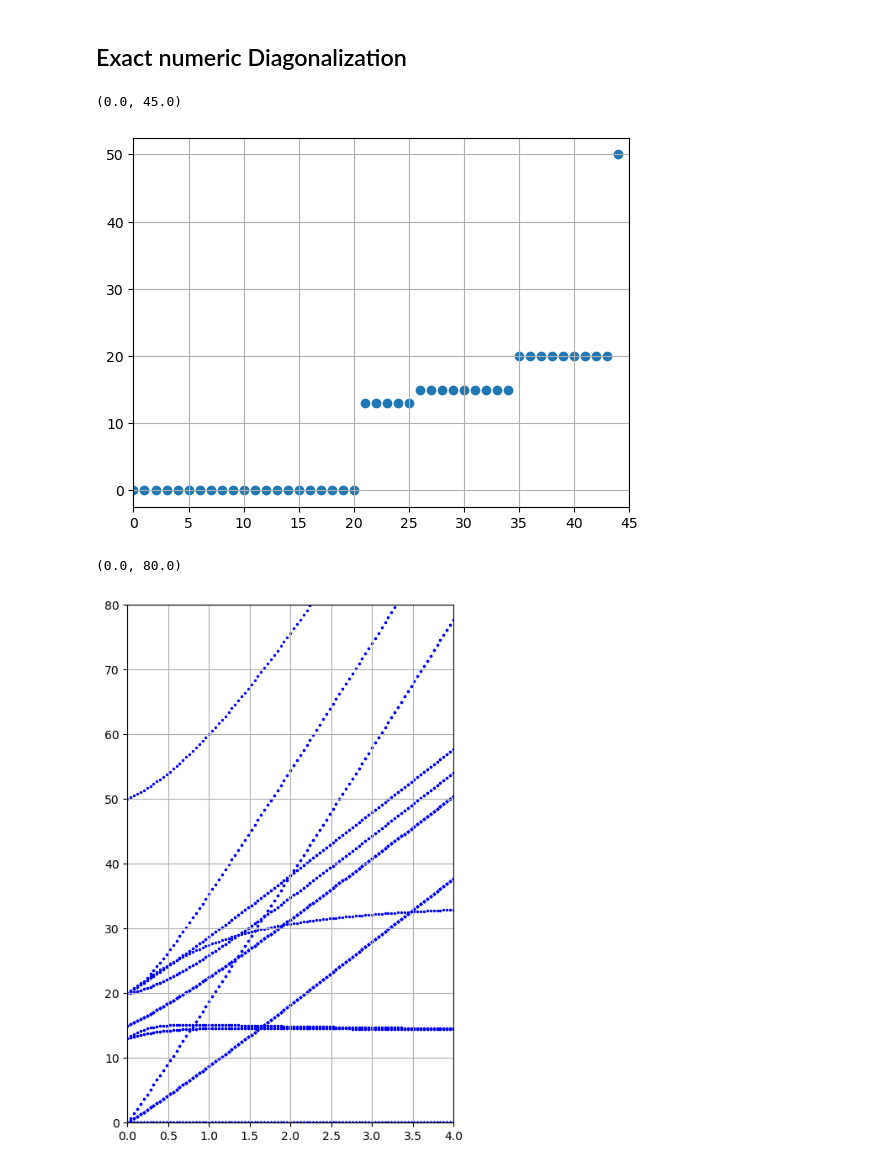
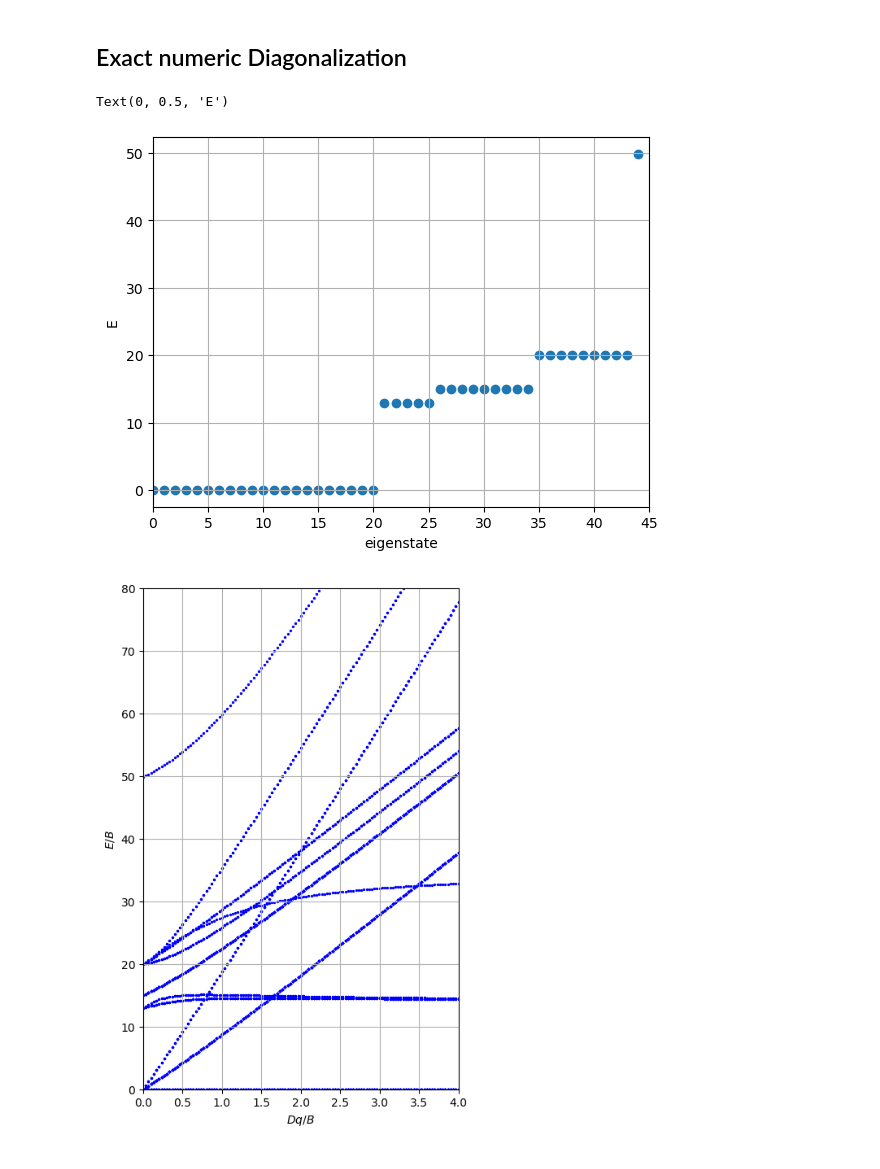
Before and after one commit to MateuszSnamina/paint_qm, a Jupyter notebook: tanabe_sugano/tanabe_sugano.ipynb, the cells around one changed output. Cells and saved outputs as stored; diff of their text form; code cells hidden in the pictures.

```diff
--- a/tanabe_sugano/tanabe_sugano.ipynb
+++ b/tanabe_sugano/tanabe_sugano.ipynb
@@ -63,12 +64,3 @@ def convert_Fsub024_to_Fsup024(Fsub0, Fsub2, Fsub4):
     return [Fsub0, 7**2 * Fsub2, (3 * 7)**2 * Fsub4]
 # %% [markdown]
 ## Parameters values - example
-# %%
-# For Ni(H2O)_6^2+:
-A, B, C = 0, 930, 0 # A value does not matter here
-# Dq = 850 # cm^-1
-Dq = 200
-
-# For Ni(NH3)_6^2+:
-# A, B, C = 0, 881, 0
-# Dq = 1075 # cm^-1
@@ -212,9 +209,8 @@ def build_H_ee(B, C_over_B=175/44):
 
     return num_H_ee
 # %%
-# Hamiltonian for a unit value of ee selfinteraction (i.e. with B=1, C=15/23):
-unit_H_ee = build_H_ee(B=1.0, C_over_B=4)
-# unit_H_ee = build_H_ee(B=1.0)
+# Hamiltonian for a unit value of ee selfinteraction (i.e. for B=1 and C=175/44):
+unit_H_ee = build_H_ee(B=1.0)
 # %% [markdown]
 $$
 H_{cf} =
@@ -299,30 +295,34 @@ unit_H_cf = build_H_cf(Dq=1.0)
 ## Exact numeric Diagonalization
 # %%
 B, Dq = 1.0, 0.0
-eigval, eigvec = np.linalg.eigh(B * unit_H_ee + Dq * unit_H_cf)
+eigval = scipy.linalg.eigh(B * unit_H_ee + Dq * unit_H_cf, eigvals_only=True)
 
 fig, ax = plt.subplots()
 ax.scatter(range(len(eigval)), eigval - eigval[0])
 ax.grid()
 ax.set_xlim(0, len(eigval))
+ax.set_xlabel("eigenstate")
+ax.set_ylabel("E")
 # %% [output]
-(0.0, 45.0)
+Text(0, 0.5, 'E')
-[figure, old version]
+[figure, new version]
 # %%
 many_Dq_over_B = []
 many_eigval = []
-for Dq_over_B in np.linspace(0.0, 4.0, 101):
-    eigval, eigvec = np.linalg.eigh(unit_H_ee + Dq_over_B * unit_H_cf)
+for Dq_over_B in np.linspace(0.0, 4.0, 121):
+    eigval = scipy.linalg.eigh(unit_H_ee + Dq_over_B * unit_H_cf, eigvals_only=True)
     many_Dq_over_B.append(Dq_over_B)
     many_eigval.append(eigval - eigval[0])
 
 fig, ax = plt.subplots(figsize=(5, 8))
 for Dq_over_B, eigval in zip(many_Dq_over_B, many_eigval):
     ax.scatter([Dq_over_B] * len(eigval), eigval, color='b', s=2)
 ax.grid()
 ax.set_xlim(0, many_Dq_over_B[-1])
 ax.set_ylim(0, 80)
+ax.set_xlabel("$Dq / B$")
+ax.set_ylabel("$E / B$")
+plt.show()
 # %% [output]
-(0.0, 80.0)
-[figure, old version]
+[figure, new version]
 # %% [markdown]
```
Also changed, not shown: parts of 9 cells of this notebook.
